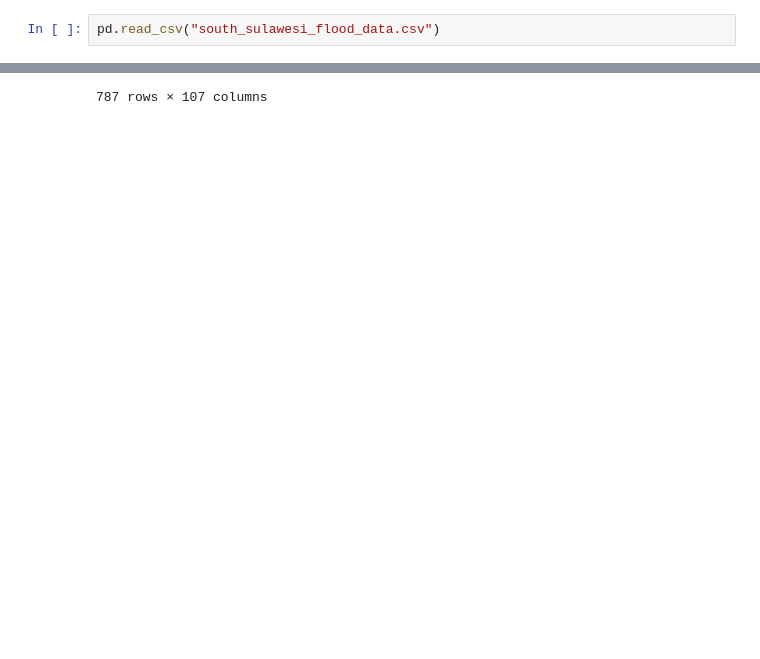
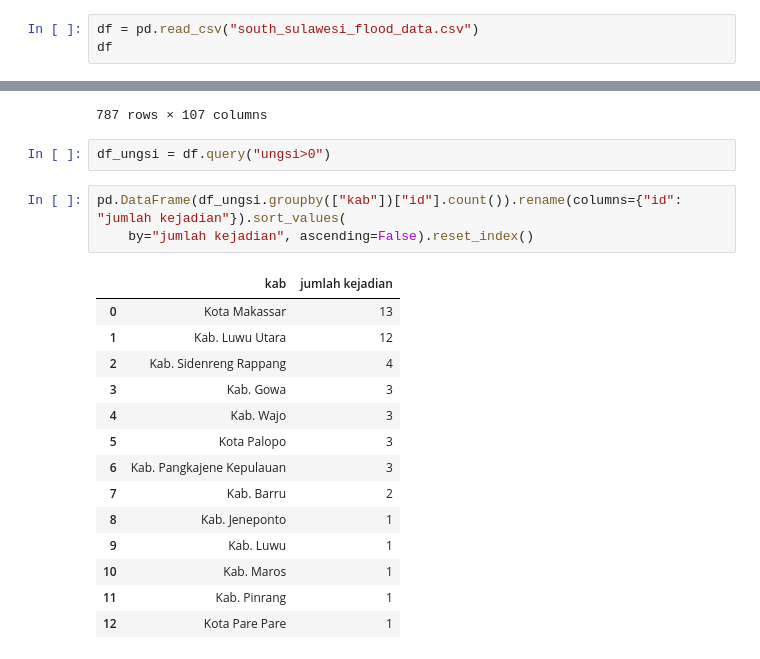
Before and after one commit to SafeFlood/gee-dataset, a Jupyter notebook: analysis.ipynb, the cells around one changed output, grey strips where cells are left out. Drawn from its saved outputs; the diff is of its cells as text; blank space fills up the shorter version.

Commit message:
Update analysis notebook to include data processing steps for flood data

```diff
--- a/analysis.ipynb
+++ b/analysis.ipynb
@@ -1,7 +1,8 @@
 # %%
 import pandas as pd
 # %%
-pd.read_csv("south_sulawesi_flood_data.csv")
+df = pd.read_csv("south_sulawesi_flood_data.csv")
+df
 # %% [output]
 |  | id | tanggal | kab | kec | kel | jenis | kk | jiwa | meninggal | hilang | ... | ... |
 | 0 | 3309 | 03 Maret 2015 | Kab. Pangkajene Kepulauan | Pangkajene | Anrong Appaka | <a href="/data/3309 ">Banjir</a> | 0 | 0.0 | 0 | 0 | ... | ... |
@@ -16,3 +17,23 @@ pd.read_csv("south_sulawesi_flood_data.csv")
 | 785 | 5352 | 03 Januari 2025 | Kab. Bulukumba | Rilauale | Tanah Harapan | <a href="/data/5352 ">Banjir</a> | 70 | 0.0 | 0 | 0 | ... | ... |
 | 786 | 5351 | 05 Januari 2025 | Kab. Luwu Utara | Tana Lili | Bungadidi | <a href="/data/5351 ">Banjir</a> | 50 | 100.0 | 0 | 0 | ... | ... |
 787 rows × 107 columns
+# %%
+df_ungsi = df.query("ungsi>0")
+# %%
+pd.DataFrame(df_ungsi.groupby(["kab"])["id"].count()).rename(columns={"id": "jumlah kejadian"}).sort_values(
+    by="jumlah kejadian", ascending=False).reset_index()
+# %% [output]
+|  | kab | jumlah kejadian |
+| 0 | Kota Makassar | 13 |
+| 1 | Kab. Luwu Utara | 12 |
+| 2 | Kab. Sidenreng Rappang | 4 |
+| 3 | Kab. Gowa | 3 |
+| 4 | Kab. Wajo | 3 |
+| 5 | Kota Palopo | 3 |
+| 6 | Kab. Pangkajene Kepulauan | 3 |
+| 7 | Kab. Barru | 2 |
+| 8 | Kab. Jeneponto | 1 |
+| 9 | Kab. Luwu | 1 |
+| 10 | Kab. Maros | 1 |
+| 11 | Kab. Pinrang | 1 |
+| 12 | Kota Pare Pare | 1 |
```
